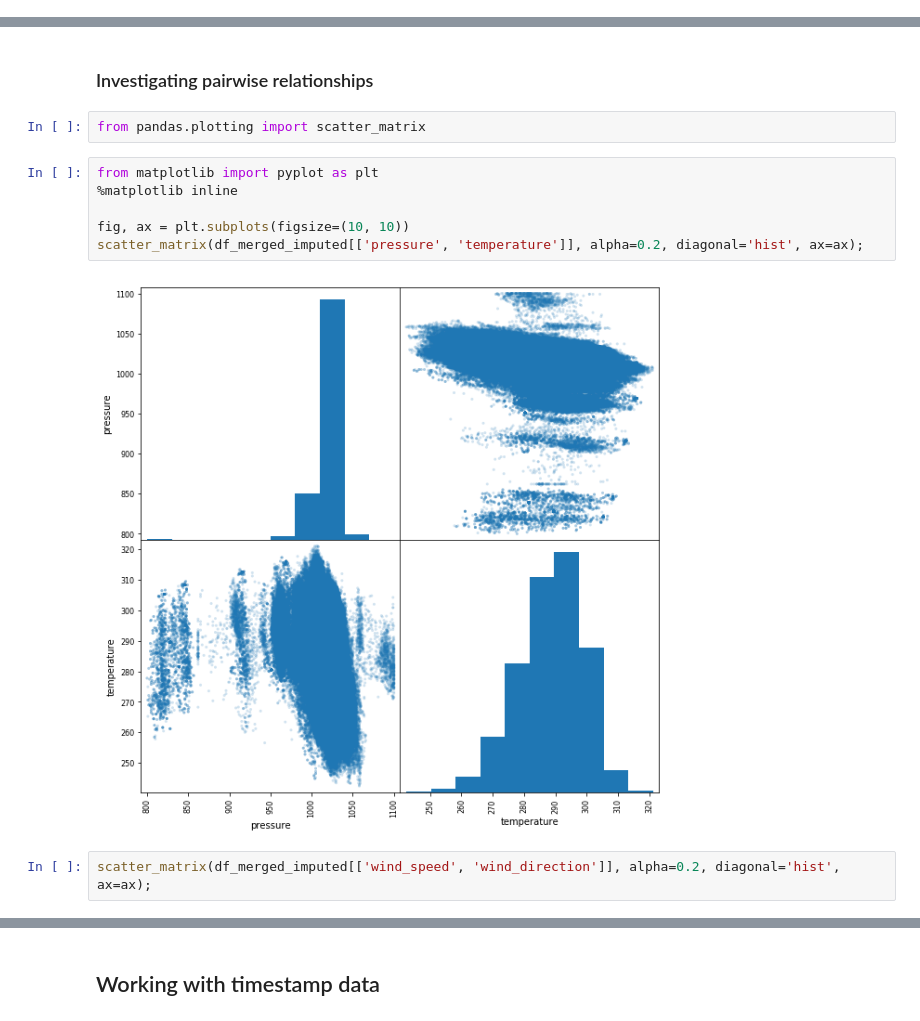
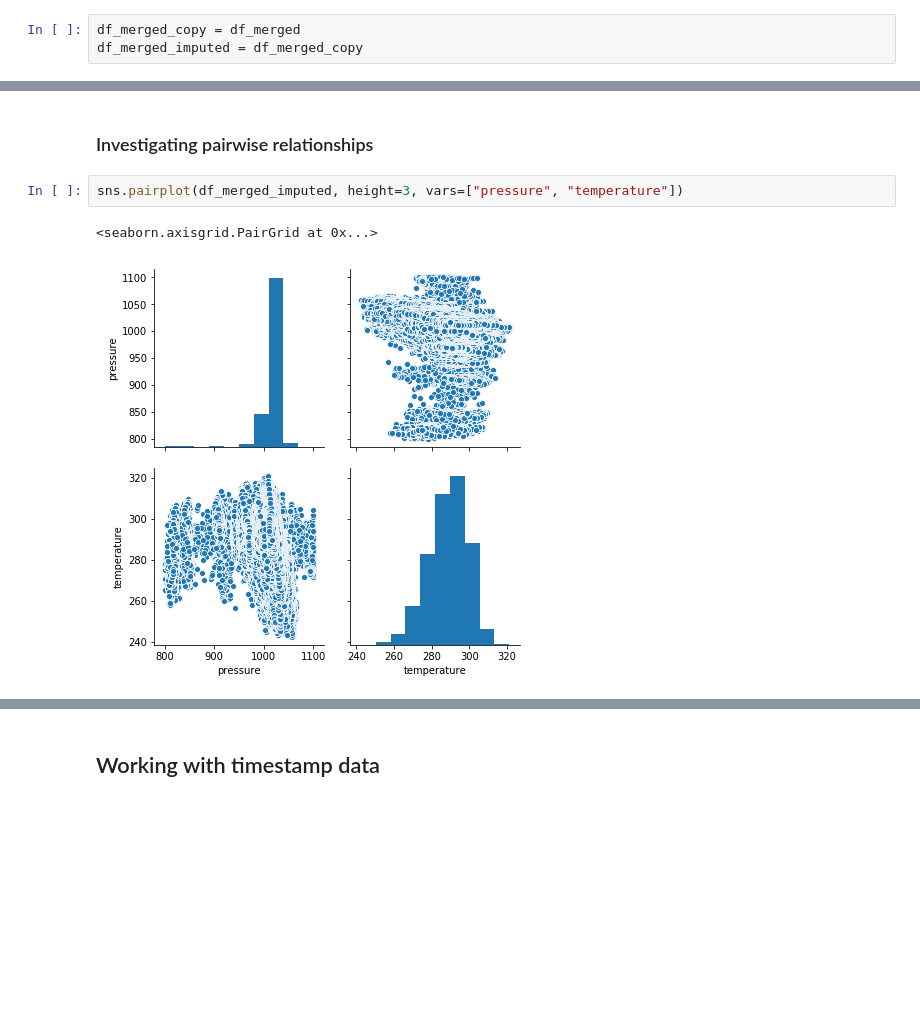
Before and after one commit to chengyin38/datafest19_tutorial, a Jupyter notebook: Tutorial_Data_Exploration.ipynb, the cells around one changed output, grey strips where cells are left out. Cells and saved outputs as stored; diff of their text form; blank space fills up the shorter version.

```diff
--- a/Tutorial_Data_Exploration.ipynb
+++ b/Tutorial_Data_Exploration.ipynb
@@ -437,3 +435,6 @@ df_merged_imputed = df_merged_copy
+# %%
+df_merged_copy = df_merged
+df_merged_imputed = df_merged_copy
 # %%
 df_merged_copy.isnull().sum()
 # %% [output]
@@ -504,15 +533,8 @@ sns.distplot(df_merged_imputed.humidity);
 [figure]
 # %% [markdown]
 ### Investigating pairwise relationships
-# %%
-from pandas.plotting import scatter_matrix
-# %%
-from matplotlib import pyplot as plt
-%matplotlib inline
-
-fig, ax = plt.subplots(figsize=(10, 10))
-scatter_matrix(df_merged_imputed[['pressure', 'temperature']], alpha=0.2, diagonal='hist', ax=ax);
-# %% [output]
-[figure, removed]
-# %%
-scatter_matrix(df_merged_imputed[['wind_speed', 'wind_direction']], alpha=0.2, diagonal='hist', ax=ax);
+# %%
+sns.pairplot(df_merged_imputed, height=3, vars=["pressure", "temperature"])
+# %% [output]
+<seaborn.axisgrid.PairGrid at 0x...>
+[figure, added]
```
Also changed, not shown: parts of 22 cells of this notebook.
